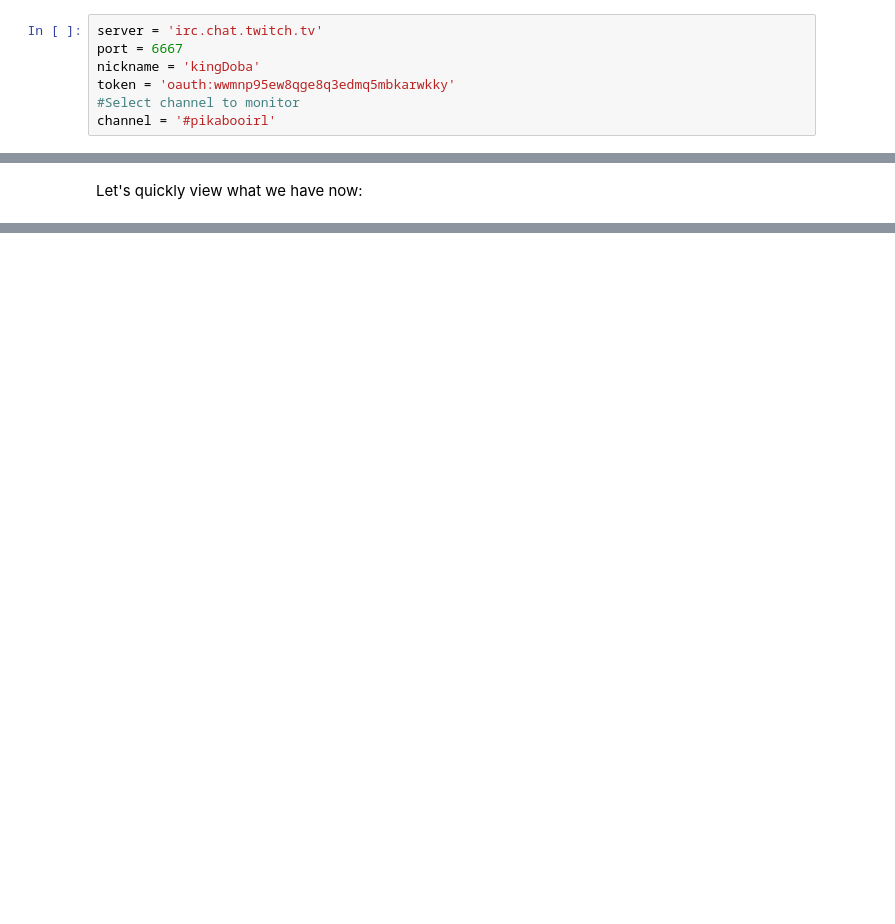
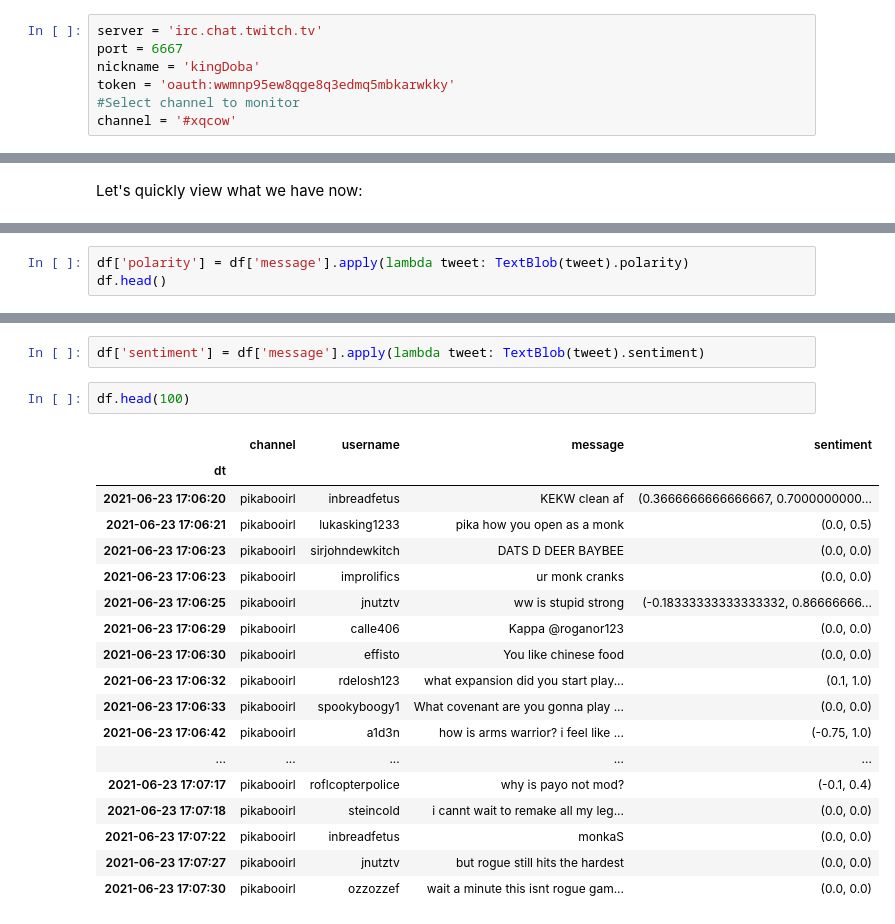
Before and after one commit to brennerhaverlock/TwitchSentiment, a Jupyter notebook: notebook.ipynb, the cells around one changed output, grey strips where cells are left out. Saved outputs shown, nothing was run; the diff lists cells and outputs as text; blank space fills up the shorter version.

```diff
--- a/notebook.ipynb
+++ b/notebook.ipynb
@@ -18,7 +18,7 @@ port = 6667
 nickname = 'kingDoba'
 token = 'oauth:wwmnp95ew8qge8q3edmq5mbkarwkky'
 #Select channel to monitor
-channel = '#pikabooirl'
+channel = '#xqcow'
 # %% [markdown]
 `channel` corresponds to the streamer's name and can be the name of any channel you're interested in. I chose Ninja because he is usually streaming every day for several hours and he has *a lot* of people watching him and chatting at once. So we rack up tons of text data quickly.
 
@@ -211,3 +213,6 @@ df.head()
 | 2021-06-23 17:06:23 | pikabooirl | sirjohndewkitch | DATS D DEER BAYBEE |
 | 2021-06-23 17:06:23 | pikabooirl | improlifics | ur monk cranks |
 | 2021-06-23 17:06:25 | pikabooirl | jnutztv | ww is stupid strong |
+# %%
+df['polarity'] = df['message'].apply(lambda tweet: TextBlob(tweet).polarity)
+df.head()
@@ -213,0 +363,23 @@ df.head()
+# %%
+df['sentiment'] = df['message'].apply(lambda tweet: TextBlob(tweet).sentiment)
+# %%
+df.head(100)
+# %% [output]
+|  | channel | username | message | sentiment |
+| dt |  |  |  |  |
+| 2021-06-23 17:06:20 | pikabooirl | inbreadfetus | KEKW clean af | (0.3666666666666667, 0.7000000000... |
+| 2021-06-23 17:06:21 | pikabooirl | lukasking1233 | pika how you open as a monk | (0.0, 0.5) |
+| 2021-06-23 17:06:23 | pikabooirl | sirjohndewkitch | DATS D DEER BAYBEE | (0.0, 0.0) |
+| 2021-06-23 17:06:23 | pikabooirl | improlifics | ur monk cranks | (0.0, 0.0) |
+| 2021-06-23 17:06:25 | pikabooirl | jnutztv | ww is stupid strong | (-0.18333333333333332, 0.86666666... |
+| 2021-06-23 17:06:29 | pikabooirl | calle406 | Kappa @roganor123 | (0.0, 0.0) |
+| 2021-06-23 17:06:30 | pikabooirl | effisto | You like chinese food | (0.0, 0.0) |
+| 2021-06-23 17:06:32 | pikabooirl | rdelosh123 | what expansion did you start play... | (0.1, 1.0) |
+| 2021-06-23 17:06:33 | pikabooirl | spookyboogy1 | What covenant are you gonna play ... | (0.0, 0.0) |
+| 2021-06-23 17:06:42 | pikabooirl | a1d3n | how is arms warrior? i feel like ... | (-0.75, 1.0) |
+| ... | ... | ... | ... | ... |
+| 2021-06-23 17:07:17 | pikabooirl | roflcopterpolice | why is payo not mod? | (-0.1, 0.4) |
+| 2021-06-23 17:07:18 | pikabooirl | steincold | i cannt wait to remake all my leg... | (0.0, 0.0) |
+| 2021-06-23 17:07:22 | pikabooirl | inbreadfetus | monkaS | (0.0, 0.0) |
+| 2021-06-23 17:07:27 | pikabooirl | jnutztv | but rogue still hits the hardest | (0.0, 0.0) |
+| 2021-06-23 17:07:30 | pikabooirl | ozzozzef | wait a minute this isnt rogue gam... | (0.0, 0.0) |
```
Also changed, not shown: parts of 17 cells of this notebook, 2 other files.
